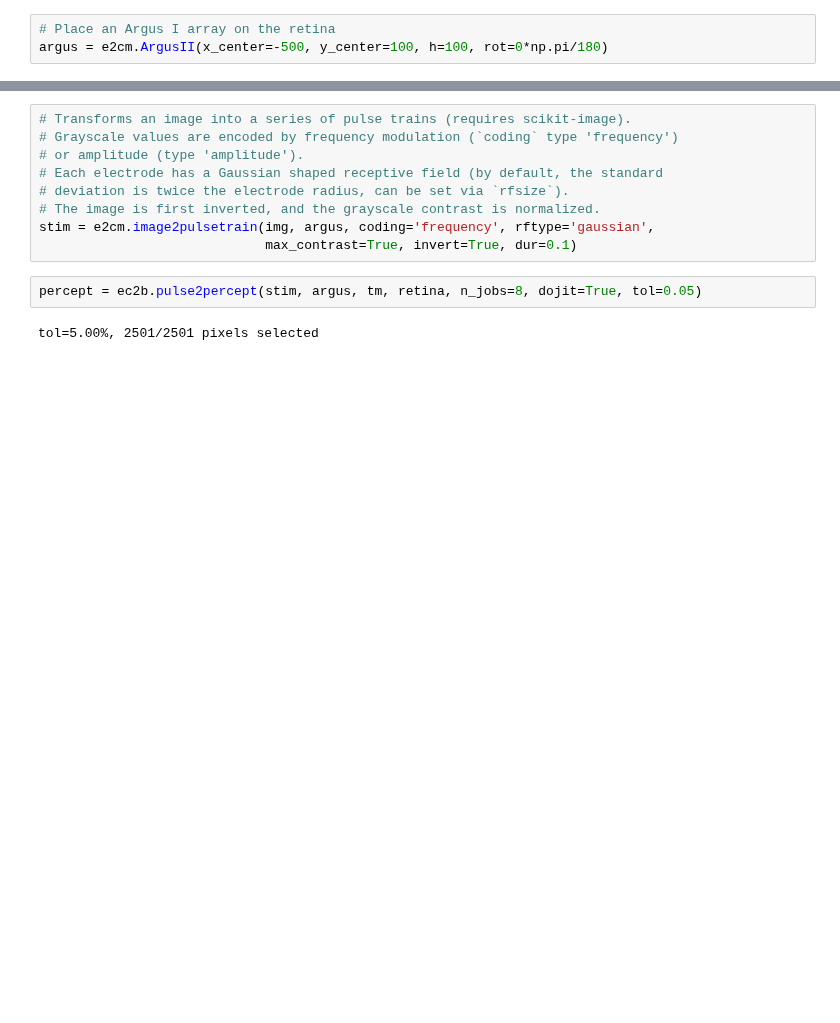
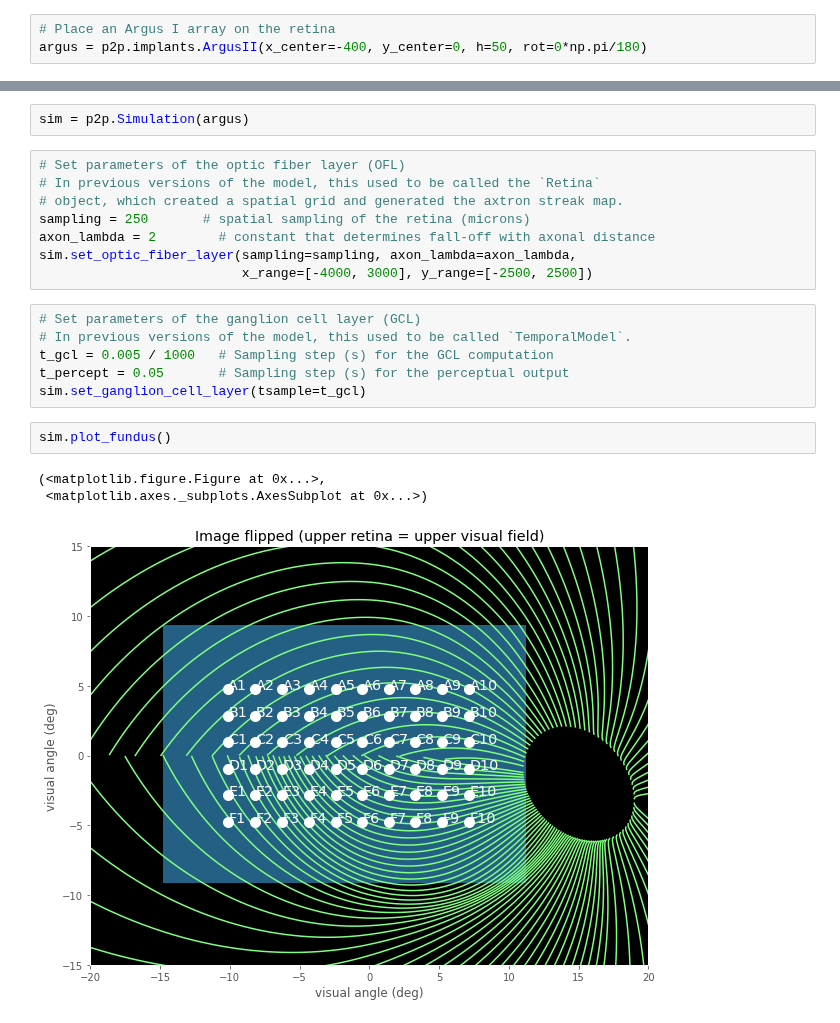
Before and after one commit to pulse2percept/pulse2percept, a Jupyter notebook: examples/notebooks/0.1-image2percept.ipynb, the cells around one changed output, grey strips where cells are left out. Cells and saved outputs as stored; diff of their text form; blank space fills up the shorter version.

```diff
--- a/examples/notebooks/0.1-image2percept.ipynb
+++ b/examples/notebooks/0.1-image2percept.ipynb
@@ -18,4 +18,4 @@ retina = e2cm.Retina(sampling=r_sampling, axon_lambda=axon_lambda, rot=rot,
 # %%
 # Place an Argus I array on the retina
-argus = e2cm.ArgusII(x_center=-500, y_center=100, h=100, rot=0*np.pi/180)
+argus = p2p.implants.ArgusII(x_center=-400, y_center=0, h=50, rot=0*np.pi/180)
 # %% [output]
@@ -75,13 +24,22 @@ plt.imshow(img, cmap='gray')
-# %%
-# Transforms an image into a series of pulse trains (requires scikit-image).
-# Grayscale values are encoded by frequency modulation (`coding` type 'frequency')
-# or amplitude (type 'amplitude').
-# Each electrode has a Gaussian shaped receptive field (by default, the standard
-# deviation is twice the electrode radius, can be set via `rfsize`).
-# The image is first inverted, and the grayscale contrast is normalized.
-stim = e2cm.image2pulsetrain(img, argus, coding='frequency', rftype='gaussian',
-                             max_contrast=True, invert=True, dur=0.1)
-# %%
-percept = ec2b.pulse2percept(stim, argus, tm, retina, n_jobs=8, dojit=True, tol=0.05)
-# %% [output]
-tol=5.00%, 2501/2501 pixels selected
+# %%
+sim = p2p.Simulation(argus)
+# %%
+# Set parameters of the optic fiber layer (OFL)
+# In previous versions of the model, this used to be called the `Retina`
+# object, which created a spatial grid and generated the axtron streak map.
+sampling = 250       # spatial sampling of the retina (microns)
+axon_lambda = 2        # constant that determines fall-off with axonal distance
+sim.set_optic_fiber_layer(sampling=sampling, axon_lambda=axon_lambda,
+                          x_range=[-4000, 3000], y_range=[-2500, 2500])
+# %%
+# Set parameters of the ganglion cell layer (GCL)
+# In previous versions of the model, this used to be called `TemporalModel`.
+t_gcl = 0.005 / 1000   # Sampling step (s) for the GCL computation
+t_percept = 0.05       # Sampling step (s) for the perceptual output
+sim.set_ganglion_cell_layer(tsample=t_gcl)
+# %%
+sim.plot_fundus()
+# %% [output]
+(<matplotlib.figure.Figure at 0x...>,
+ <matplotlib.axes._subplots.AxesSubplot at 0x...>)
+[figure, added]
```
Also changed, not shown: parts of 10 cells of this notebook, 11 other files.
